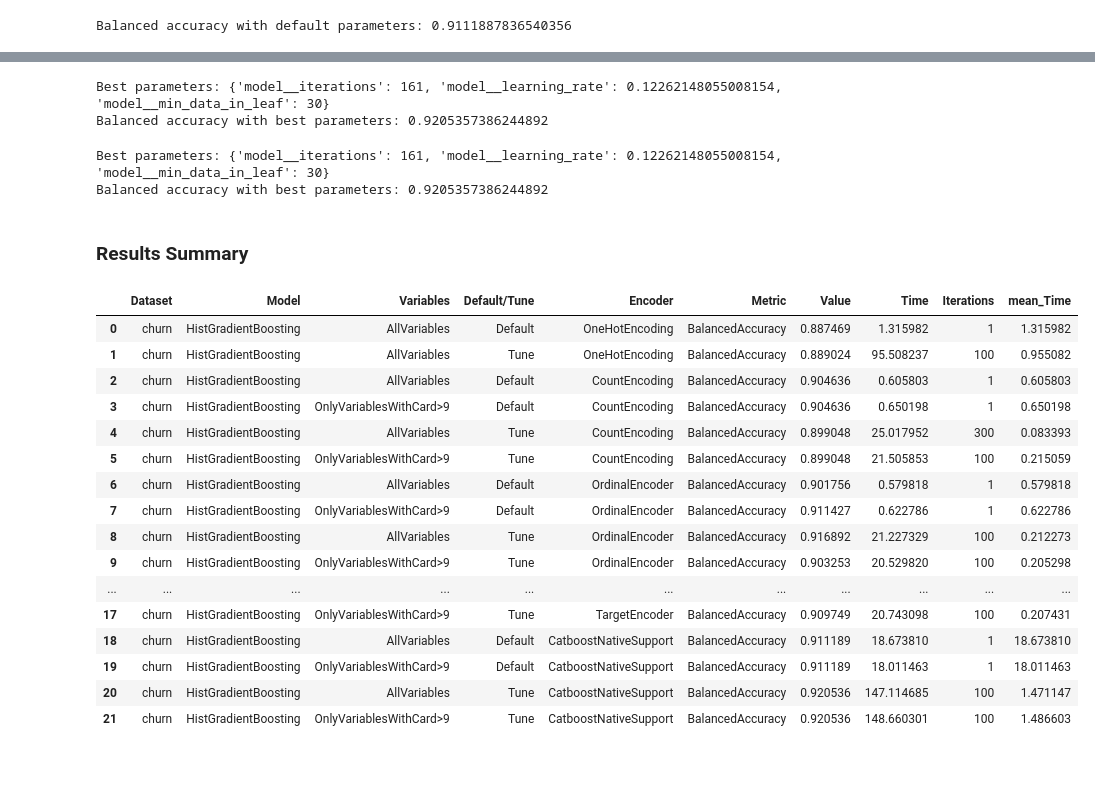
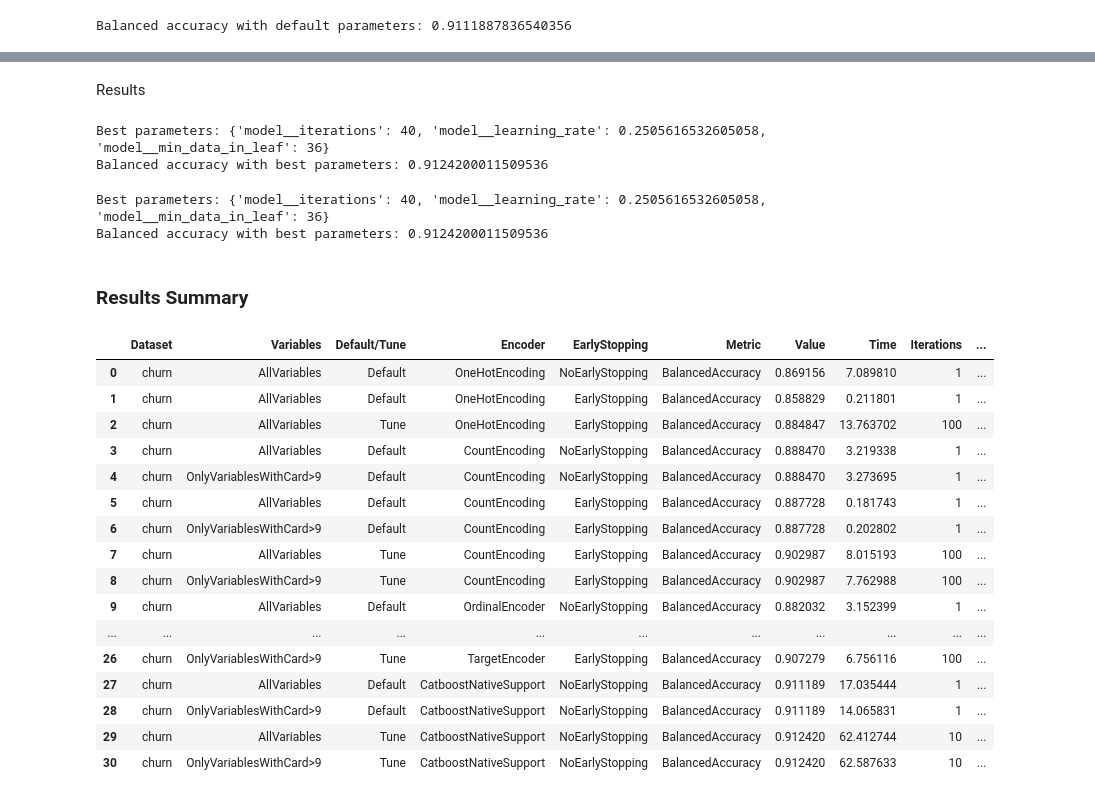
Before and after one commit to JaviNico99/MT-JNG, a Jupyter notebook: Notebooks/churn.ipynb, the cells around one changed output, grey strips where cells are left out. Drawn from its saved outputs; the diff is of its cells as text; code cells hidden in the pictures; blank space fills up the shorter version.

```diff
--- a/Notebooks/churn.ipynb
+++ b/Notebooks/churn.ipynb
@@ -1611,6 +2206,7 @@ print(f'Balanced accuracy with default parameters: {catboost_default_accuracy}')
 default_summary.append("Default")
 card_9_summary.append("AllVariables")
 encoder_summary.append("CatboostNativeSupport")
+early_stopping_summary.append("NoEarlyStopping")
 value_summary.append(catboost_default_accuracy)
 time_summary.append(catboost_default_time_taken)
 n_models_summary.append(1)
@@ -1626,6 +2222,7 @@ print(f'Balanced accuracy with default parameters: {catboost_default_accuracy9}'
 default_summary.append("Default")
 card_9_summary.append("OnlyVariablesWithCard>9")
 encoder_summary.append("CatboostNativeSupport")
+early_stopping_summary.append("NoEarlyStopping")
 value_summary.append(catboost_default_accuracy9)
 time_summary.append(catboost_default_time_taken9)
 n_models_summary.append(1)
@@ -1701,6 +2292,8 @@ RandomizedSearchCV(cv=StratifiedKFold(n_splits=3, random_state=1234, shuffle=Tru
                                         'model__learning_rate': <scipy.stats._distn_infrastructure.rv_continuous_frozen object at 0x...>,
                                         'model__min_data_in_leaf': <scipy.stats._distn_infrastructure.rv_discrete_frozen object at 0x...>},
                    random_state=1234, scoring='balanced_accuracy')
+# %% [markdown]
+Results
 # %%
 # Predict using the model with the best parameters
 y_catboost_tune_pred = catboost_tune.predict(X_test)
@@ -1717,12 +2310,13 @@ print(f'Balanced accuracy with best parameters: {catboost_tune_accuracy}')
 default_summary.append("Tune")
 card_9_summary.append("AllVariables")
 encoder_summary.append("CatboostNativeSupport")
+early_stopping_summary.append("NoEarlyStopping")
 value_summary.append(catboost_tune_accuracy)
 time_summary.append(catboost_tune_time_taken)
 n_models_summary.append(catboost_tune.n_iter)
 # %% [output]
-Best parameters: {'model__iterations': 161, 'model__learning_rate': 0.12262148055008154, 'model__min_data_in_leaf': 30}
-Balanced accuracy with best parameters: 0.9205357386244892
+Best parameters: {'model__iterations': 40, 'model__learning_rate': 0.2505616532605058, 'model__min_data_in_leaf': 36}
+Balanced accuracy with best parameters: 0.9124200011509536
 # %%
 # Predict using the model with the best parameters
 y_catboost_tune_pred9 = catboost_tune9.predict(X_test)
@@ -1739,43 +2333,44 @@ print(f'Balanced accuracy with best parameters: {catboost_tune_accuracy9}')
 default_summary.append("Tune")
 card_9_summary.append("OnlyVariablesWithCard>9")
 encoder_summary.append("CatboostNativeSupport")
+early_stopping_summary.append("NoEarlyStopping")
 value_summary.append(catboost_tune_accuracy9)
 time_summary.append(catboost_tune_time_taken9)
 n_models_summary.append(catboost_tune9.n_iter)
 # %% [output]
-Best parameters: {'model__iterations': 161, 'model__learning_rate': 0.12262148055008154, 'model__min_data_in_leaf': 30}
-Balanced accuracy with best parameters: 0.9205357386244892
+Best parameters: {'model__iterations': 40, 'model__learning_rate': 0.2505616532605058, 'model__min_data_in_leaf': 36}
+Balanced accuracy with best parameters: 0.9124200011509536
 # %% [markdown]
 ### Results Summary
 # %%
 results_summary = pd.DataFrame({"Dataset":"churn",
-                                "Model":"HistGradientBoosting",
                                 "Variables":card_9_summary,
                                 "Default/Tune":default_summary,
                                 "Encoder":encoder_summary,
+                                "EarlyStopping":early_stopping_summary,
                                 "Metric":"BalancedAccuracy",
                                 "Value":value_summary,
                                 "Time":time_summary,
                                 "Iterations":n_models_summary})
 results_summary["mean_Time"] = (results_summary["Time"] / results_summary["Iterations"])
 results_summary
 # %% [output]
-|  | Dataset | Model | Variables | Default/Tune | Encoder | Metric | Value | Time | Iterations | mean_Time |
-| 0 | churn | HistGradientBoosting | AllVariables | Default | OneHotEncoding | BalancedAccuracy | 0.887469 | 1.315982 | 1 | 1.315982 |
-| 1 | churn | HistGradientBoosting | AllVariables | Tune | OneHotEncoding | BalancedAccuracy | 0.889024 | 95.508237 | 100 | 0.955082 |
-| 2 | churn | HistGradientBoosting | AllVariables | Default | CountEncoding | BalancedAccuracy | 0.904636 | 0.605803 | 1 | 0.605803 |
-| 3 | churn | HistGradientBoosting | OnlyVariablesWithCard>9 | Default | CountEncoding | BalancedAccuracy | 0.904636 | 0.650198 | 1 | 0.650198 |
-| 4 | churn | HistGradientBoosting | AllVariables | Tune | CountEncoding | BalancedAccuracy | 0.899048 | 25.017952 | 300 | 0.083393 |
-| 5 | churn | HistGradientBoosting | OnlyVariablesWithCard>9 | Tune | CountEncoding | BalancedAccuracy | 0.899048 | 21.505853 | 100 | 0.215059 |
-| 6 | churn | HistGradientBoosting | AllVariables | Default | OrdinalEncoder | BalancedAccuracy | 0.901756 | 0.579818 | 1 | 0.579818 |
-| 7 | churn | HistGradientBoosting | OnlyVariablesWithCard>9 | Default | OrdinalEncoder | BalancedAccuracy | 0.911427 | 0.622786 | 1 | 0.622786 |
-| 8 | churn | HistGradientBoosting | AllVariables | Tune | OrdinalEncoder | BalancedAccuracy | 0.916892 | 21.227329 | 100 | 0.212273 |
-| 9 | churn | HistGradientBoosting | OnlyVariablesWithCard>9 | Tune | OrdinalEncoder | BalancedAccuracy | 0.903253 | 20.529820 | 100 | 0.205298 |
+|  | Dataset | Variables | Default/Tune | Encoder | EarlyStopping | Metric | Value | Time | Iterations | ... |
+| 0 | churn | AllVariables | Default | OneHotEncoding | NoEarlyStopping | BalancedAccuracy | 0.869156 | 7.089810 | 1 | ... |
+| 1 | churn | AllVariables | Default | OneHotEncoding | EarlyStopping | BalancedAccuracy | 0.858829 | 0.211801 | 1 | ... |
+| 2 | churn | AllVariables | Tune | OneHotEncoding | EarlyStopping | BalancedAccuracy | 0.884847 | 13.763702 | 100 | ... |
+| 3 | churn | AllVariables | Default | CountEncoding | NoEarlyStopping | BalancedAccuracy | 0.888470 | 3.219338 | 1 | ... |
+| 4 | churn | OnlyVariablesWithCard>9 | Default | CountEncoding | NoEarlyStopping | BalancedAccuracy | 0.888470 | 3.273695 | 1 | ... |
+| 5 | churn | AllVariables | Default | CountEncoding | EarlyStopping | BalancedAccuracy | 0.887728 | 0.181743 | 1 | ... |
+| 6 | churn | OnlyVariablesWithCard>9 | Default | CountEncoding | EarlyStopping | BalancedAccuracy | 0.887728 | 0.202802 | 1 | ... |
+| 7 | churn | AllVariables | Tune | CountEncoding | EarlyStopping | BalancedAccuracy | 0.902987 | 8.015193 | 100 | ... |
+| 8 | churn | OnlyVariablesWithCard>9 | Tune | CountEncoding | EarlyStopping | BalancedAccuracy | 0.902987 | 7.762988 | 100 | ... |
+| 9 | churn | AllVariables | Default | OrdinalEncoder | NoEarlyStopping | BalancedAccuracy | 0.882032 | 3.152399 | 1 | ... |
 | ... | ... | ... | ... | ... | ... | ... | ... | ... | ... | ... |
-| 17 | churn | HistGradientBoosting | OnlyVariablesWithCard>9 | Tune | TargetEncoder | BalancedAccuracy | 0.909749 | 20.743098 | 100 | 0.207431 |
-| 18 | churn | HistGradientBoosting | AllVariables | Default | CatboostNativeSupport | BalancedAccuracy | 0.911189 | 18.673810 | 1 | 18.673810 |
-| 19 | churn | HistGradientBoosting | OnlyVariablesWithCard>9 | Default | CatboostNativeSupport | BalancedAccuracy | 0.911189 | 18.011463 | 1 | 18.011463 |
-| 20 | churn | HistGradientBoosting | AllVariables | Tune | CatboostNativeSupport | BalancedAccuracy | 0.920536 | 147.114685 | 100 | 1.471147 |
-| 21 | churn | HistGradientBoosting | OnlyVariablesWithCard>9 | Tune | CatboostNativeSupport | BalancedAccuracy | 0.920536 | 148.660301 | 100 | 1.486603 |
+| 26 | churn | OnlyVariablesWithCard>9 | Tune | TargetEncoder | EarlyStopping | BalancedAccuracy | 0.907279 | 6.756116 | 100 | ... |
+| 27 | churn | AllVariables | Default | CatboostNativeSupport | NoEarlyStopping | BalancedAccuracy | 0.911189 | 17.035444 | 1 | ... |
+| 28 | churn | OnlyVariablesWithCard>9 | Default | CatboostNativeSupport | NoEarlyStopping | BalancedAccuracy | 0.911189 | 14.065831 | 1 | ... |
+| 29 | churn | AllVariables | Tune | CatboostNativeSupport | NoEarlyStopping | BalancedAccuracy | 0.912420 | 62.412744 | 10 | ... |
+| 30 | churn | OnlyVariablesWithCard>9 | Tune | CatboostNativeSupport | NoEarlyStopping | BalancedAccuracy | 0.912420 | 62.587633 | 10 | ... |
 # %%
 results_summary.to_excel("churn_results.xlsx")
```
Also changed, not shown: parts of 149 cells of this notebook, 6 other files.
